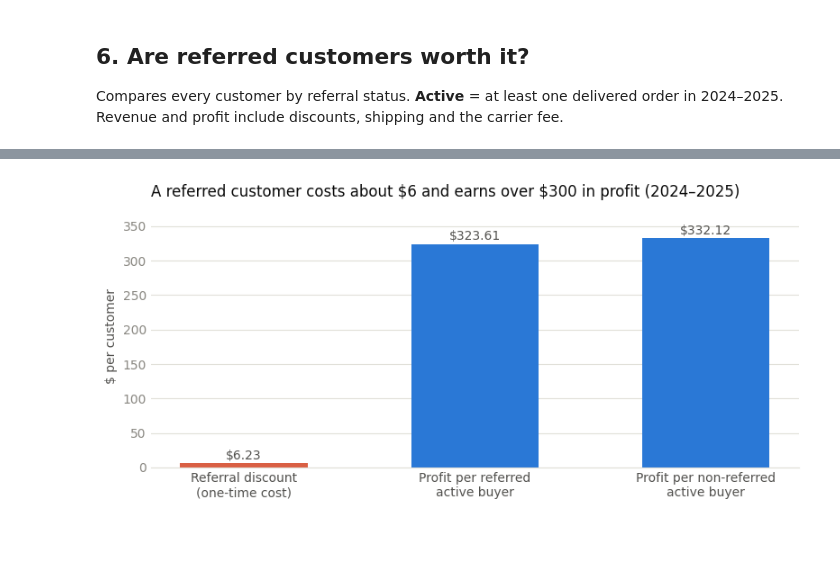
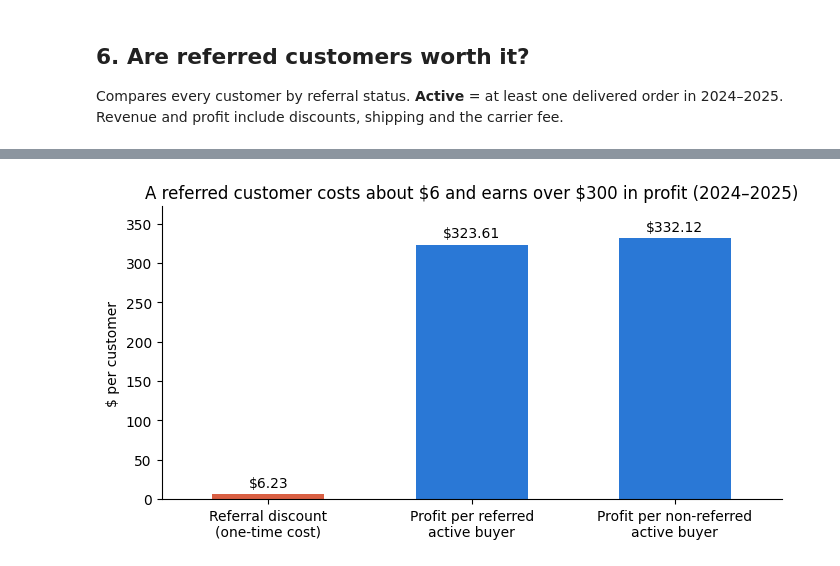
Before and after one commit to VizDataWorks/CapitalOne_DataAnalysis, a Jupyter notebook: ecommerce-challenge/notebooks/03_referral_program.ipynb, the cells around one changed output, grey strips where cells are left out. Cells and saved outputs as stored; diff of their text form; code cells hidden in the pictures; blank space fills up the shorter version.

```diff
--- a/ecommerce-challenge/notebooks/03_referral_program.ipynb
+++ b/ecommerce-challenge/notebooks/03_referral_program.ipynb
@@ -132,20 +119,19 @@ lost
 
 Small orders are where a discount hurts most: they also pay the highest shipping tier and still carry the $4.99 carrier fee.
 # %%
-ref["order_size"] = pd.cut(ref.pre_referral_total, [0, 50, 100, np.inf], right=False,
-                           labels=["Under $50", "$50–99.99", "$100 and up"])
+order_size = pd.cut(ref.pre_referral_total, [0, 50, 100, np.inf], right=False,
+                    labels=["Under $50", "$50–99.99", "$100 and up"])
 
-by_size = ref.groupby("order_size", observed=True).agg(
+by_size = ref.groupby(order_size, observed=True).agg(
     orders=("order_id", "size"),
     referral_discount=("referral_discount", "sum"),
     avg_profit=("profit", "mean"),
     losing_money=("profit", lambda p: (p < 0).mean()),
 )
-by_size.loc["All referred first orders"] = [
-    len(ref), ref.referral_discount.sum(), ref.profit.mean(), (ref.profit < 0).mean()]
-by_size.index.name = "Order size (before referral discount)"
-by_size.style.format({"orders": "{:,.0f}", "referral_discount": "${:,.0f}",
-                      "avg_profit": "${:.2f}", "losing_money": "{:.1%}"})
+by_size.loc["All referred first orders"] = [len(ref), discount, ref.profit.mean(), (ref.profit < 0).mean()]
+
+by_size.rename_axis("Order size (before referral discount)").style.format(
+    {"orders": "{:,.0f}", "referral_discount": "${:,.0f}", "avg_profit": "${:.2f}", "losing_money": "{:.1%}"})
 # %% [output]
 |  | orders | referral_discount | avg_profit | losing_money |
 | Order size (before referral disco... |  |  |  |  |
@@ -192,34 +169,20 @@ cohorts.style.format({"customers": "{:,}", "active_pct": "{:.1%}", "orders_per_a
 | Not referred | 40,043 | 50.0% | 9.39 | $85.25 | $800.56 | ... |
 | Unknown | 473 | 45.2% | 9.09 | $77.22 | $702.18 | ... |
 # %%
-# Chart: what a referred customer costs vs what they bring in
-BLUE, INK, MUTED, GRID, CORAL = "#2a78d6", "#52514e", "#898781", "#e1e0d9", "#d95f43"
-
-cost = ref.referral_discount.mean()
 values = pd.Series({
-    "Referral discount\n(one-time cost)": cost,
+    "Referral discount\n(one-time cost)": ref.referral_discount.mean(),
     "Profit per referred\nactive buyer": cohorts.loc["Referred", "profit_per_active_buyer"],
     "Profit per non-referred\nactive buyer": cohorts.loc["Not referred", "profit_per_active_buyer"],
 })
-
-fig, ax = plt.subplots(figsize=(8, 3.8))
-bars = ax.bar(values.index, values.values, width=0.55, color=[CORAL, BLUE, BLUE], zorder=2)
-for b, v in zip(bars, values.values):
-    ax.text(b.get_x() + b.get_width() / 2, v + 6, f"${v:,.2f}", ha="center", fontsize=10, color=INK)
-ax.set_title("A referred customer costs about \\$6 and earns over \\$300 in profit (2024–2025)",
-             loc="left", fontsize=12, color="#0b0b0b")
-ax.set_ylabel("$ per customer", color=INK)
-ax.grid(axis="y", color=GRID, linewidth=0.8, zorder=1)
-ax.tick_params(colors=MUTED, length=0)
-ax.tick_params(axis="x", colors=INK)
-for s in ["top", "right", "left"]:
-    ax.spines[s].set_visible(False)
-ax.spines["bottom"].set_color(GRID)
-ax.set_ylim(0, values.max() * 1.15)
-plt.tight_layout()
+ax = values.plot.bar(figsize=(8, 3.8), width=0.55, rot=0, color=["#d95f43", "#2a78d6", "#2a78d6"])
+ax.bar_label(ax.containers[0], fmt="${:,.2f}", padding=3)
+ax.set(title="A referred customer costs about \\$6 and earns over \\$300 in profit (2024–2025)",
+       ylabel="$ per customer")
+ax.spines[["top", "right"]].set_visible(False)
+ax.margins(y=0.12)
 plt.show()
 # %% [output]
-[figure, old version]
+[figure, new version]
 # %% [markdown]
 ## 7. Conclusion
 
```
Also changed, not shown: parts of 6 cells of this notebook.
